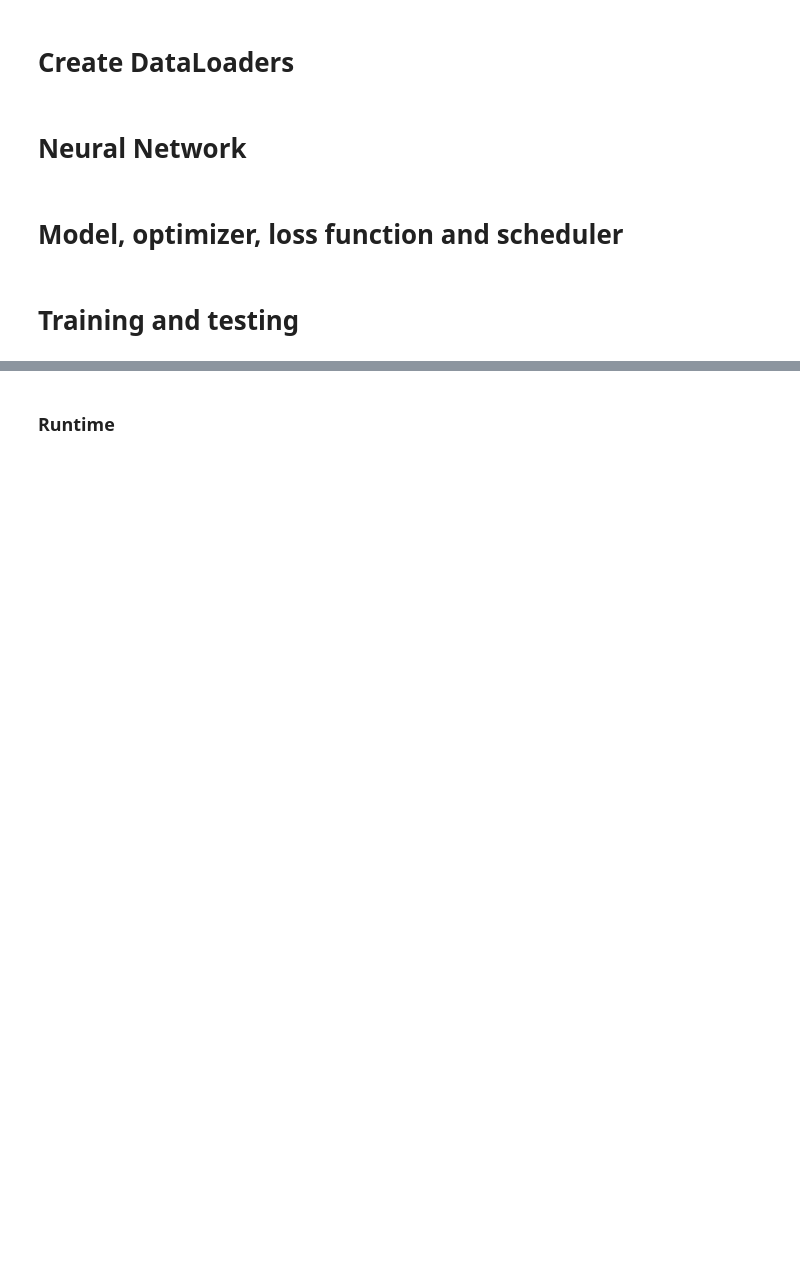
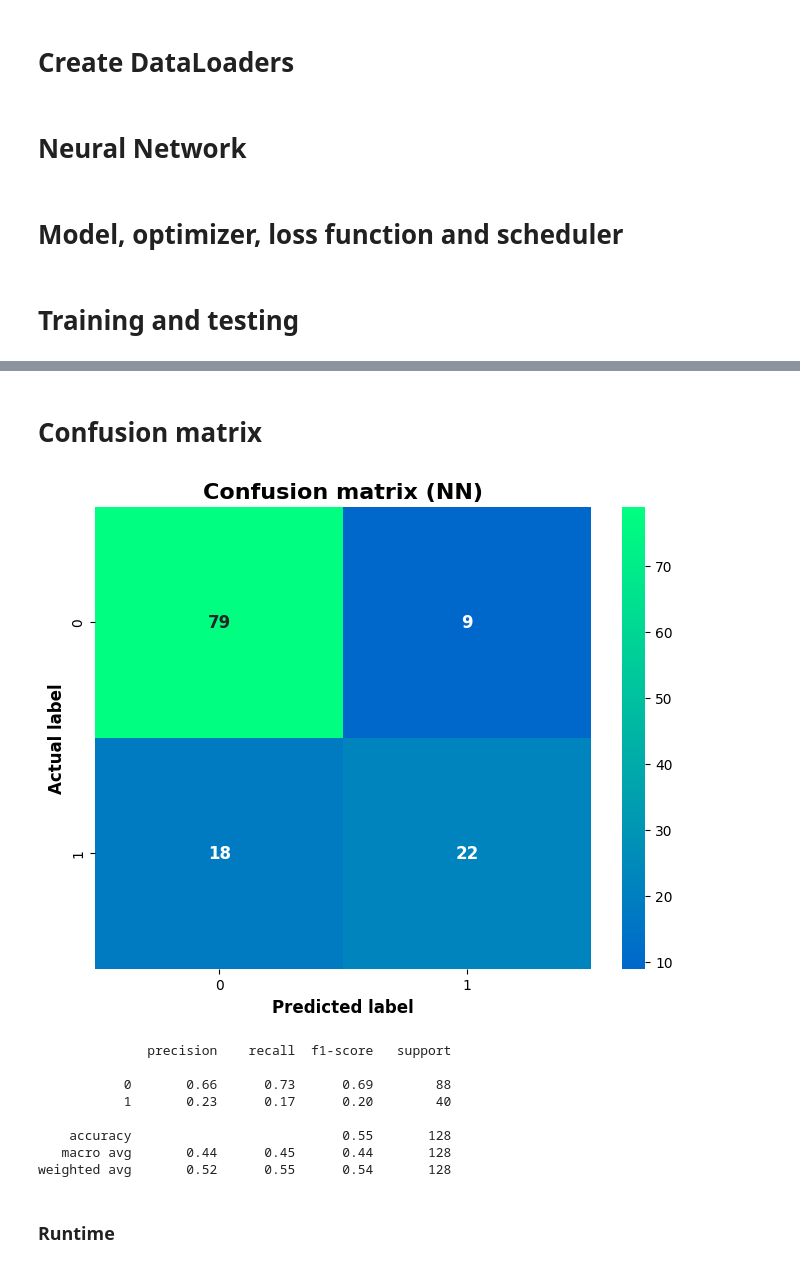
Before and after one commit to 1markmus/Diabetes-Classification, a Jupyter notebook: Neural network.ipynb, the cells around one changed output, grey strips where cells are left out. Cells and saved outputs as stored; diff of their text form; code cells hidden in the pictures; blank space fills up the shorter version.

```diff
--- a/Neural network.ipynb
+++ b/Neural network.ipynb
@@ -42,8 +44,8 @@ def CreateDataLoaders(tensor_data, batchsize, shuffle):
 start = time.time()
 
 # Load csv-file and display 5 first rows
-data = pd.read_csv("clean.csv", sep = ",", index_col="Unnamed: 0")
-data.head(5)
+clean = pd.read_csv("clean.csv", sep = ",", index_col="Unnamed: 0")
+clean.head(5)
 # %% [output]
 |  | Pregnancies | Glucose | BloodPressure | SkinThickness | Insulin | BMI | DiabetesPedigreeFunction | Age | ... |
 | 0 | 6 | 148 | 72 | 35 | 0 | 33.6 | 0.627 | 50 | ... |
@@ -136,3 +256,56 @@ scheduler = optim.lr_scheduler.ReduceLROnPlateau(optimizer, mode = "min", patien
+# %%
+pred_binary = []
+for i in pred_target:
+    if i < 0.5:
+        pred_binary.append(0)
+    else:
+        pred_binary.append(1)
+# %% [markdown]
+# Confusion matrix
+# %%
+fig, ax = plt.subplots(figsize = (8, 6))
+cm = confusion_matrix(y_true=true_target, y_pred=pred_binary)
+sns.heatmap(
+    data = cm,
+    cmap="winter",
+    center = 20,
+    annot=True,
+    annot_kws = {
+        "fontsize":12,
+        "fontweight":"bold"
+        },
+    ax = ax
+    )
+plt.title(
+    "Confusion matrix (NN)",
+    fontsize = 16,
+    fontweight = "bold"
+    )
+plt.xlabel(
+    "Predicted label",
+    fontsize = 12,
+    fontweight = "bold"
+    )
+plt.ylabel(
+    "Actual label",
+    fontsize = 12,
+    fontweight = "bold"
+    )
+fig.savefig("NeuralNetwork_ConfusionMatrix.png")
+plt.show()
+
+# Report
+print(classification_report(y_test, pred_binary))
+# %% [output]
+[figure, added]
+              precision    recall  f1-score   support
+
+           0       0.66      0.73      0.69        88
+           1       0.23      0.17      0.20        40
+
+    accuracy                           0.55       128
+   macro avg       0.44      0.45      0.44       128
+weighted avg       0.52      0.55      0.54       128
 # %% [markdown]
 ### Runtime
 # %%
```
Also changed, not shown: parts of 10 cells of this notebook, 4 other files.
